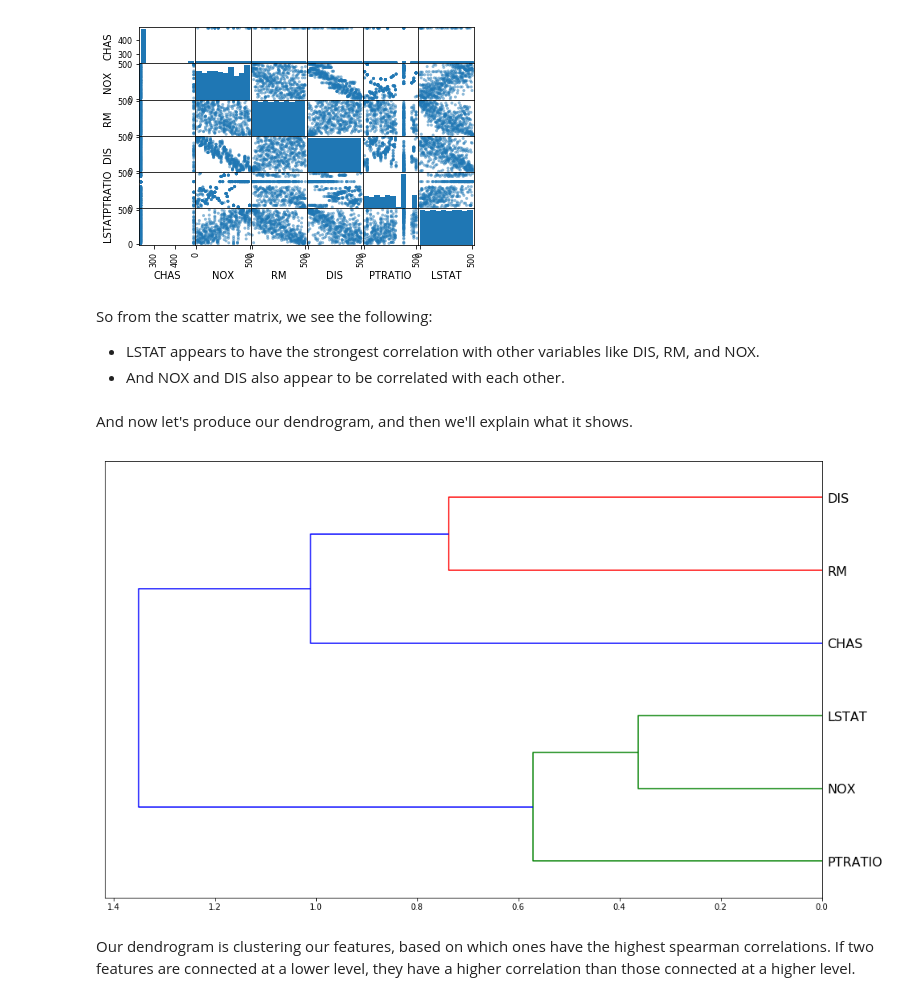
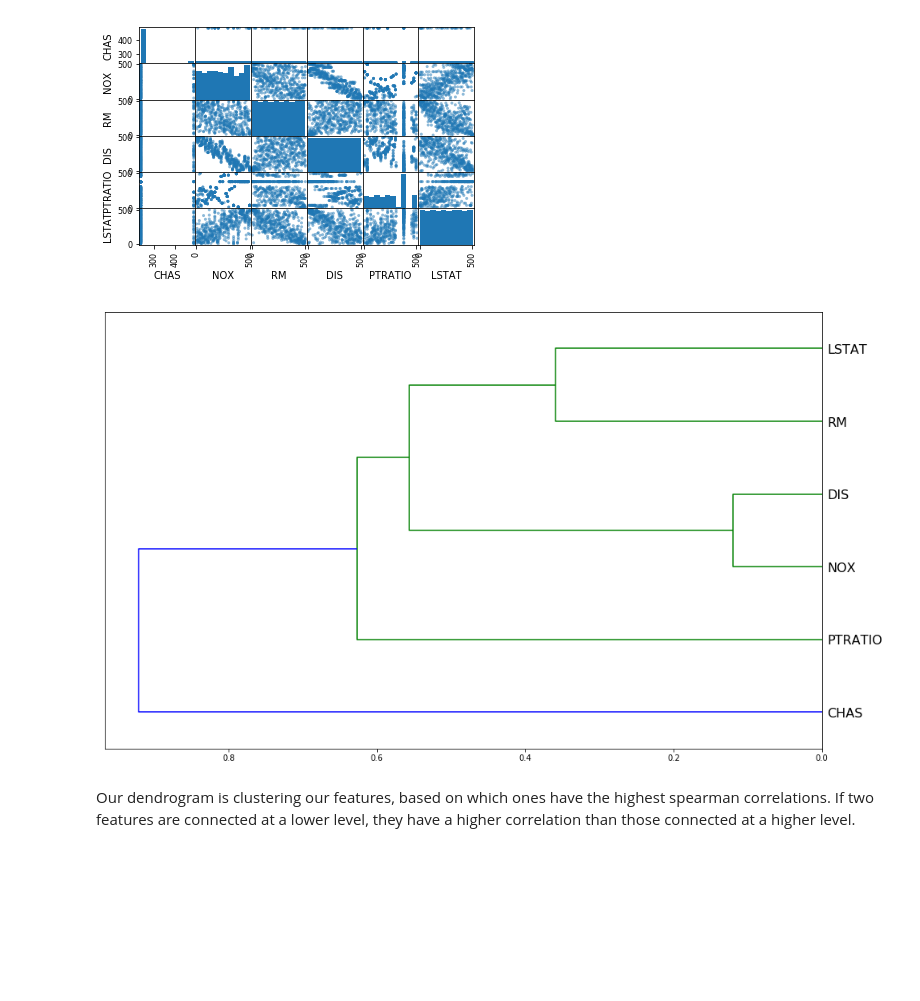
Before and after one commit to jtopor/DS-JacobG, a Jupyter notebook: bnb-feature-selection/2-dendrogram.ipynb, the cells around one changed output. Drawn from its saved outputs; the diff is of its cells as text; code cells hidden in the pictures; blank space fills up the shorter version.

Commit message:
update dendrogram

```diff
--- a/bnb-feature-selection/2-dendrogram.ipynb
+++ b/bnb-feature-selection/2-dendrogram.ipynb
@@ -214,10 +232,3 @@ print('hola')
 # %% [output]
 hola
 [figure]
-# %% [markdown]
-So from the scatter matrix, we see the following:
-
-* LSTAT appears to have the strongest correlation with other variables like DIS, RM, and NOX.
-* And NOX and DIS also appear to be correlated with each other.
-# %% [markdown]
-And now let's produce our dendrogram, and then we'll explain what it shows.
@@ -224,14 +238,14 @@ And now let's produce our dendrogram, and then we'll explain what it shows.
 # %%
 import scipy.cluster.hierarchy as hc
 corr = df_reduced.corr(method = 'spearman')
-corr_condensed = hc.distance.squareform(1 - corr)
+corr_condensed = hc.distance.squareform(1 - np.abs(corr))
 z = hc.linkage(corr_condensed, method = 'average')
 
 import matplotlib.pyplot as plt
 fig = plt.figure(figsize=(16,10))
 dendrogram = hc.dendrogram(z, labels = selected_feat_names, orientation = 'left', leaf_font_size=16)
 # %% [output]
-[figure, old version]
+[figure, new version]
 # %% [markdown]
 Our dendrogram is clustering our features, based on which ones have the highest spearman correlations.  If two  features are connected at a lower level, they have a higher correlation than those connected at a higher level.
 # %% [markdown]
```
Also changed, not shown: parts of 27 cells of this notebook.
